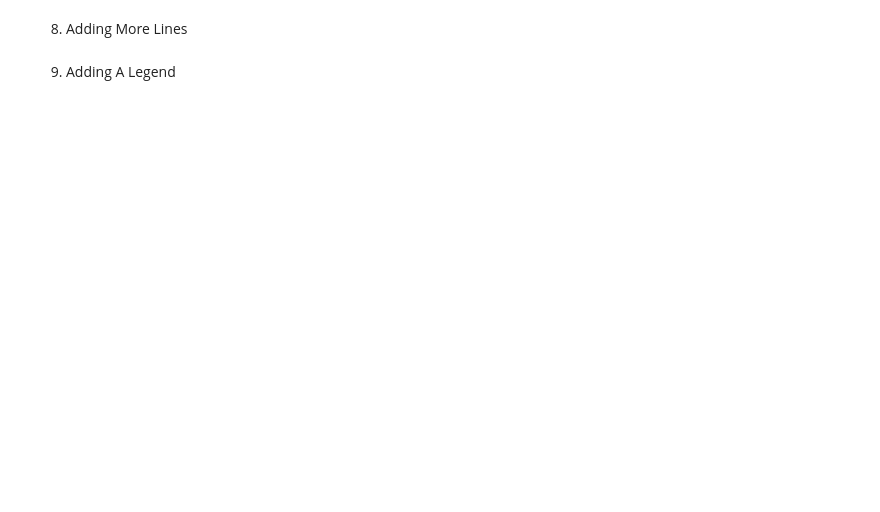
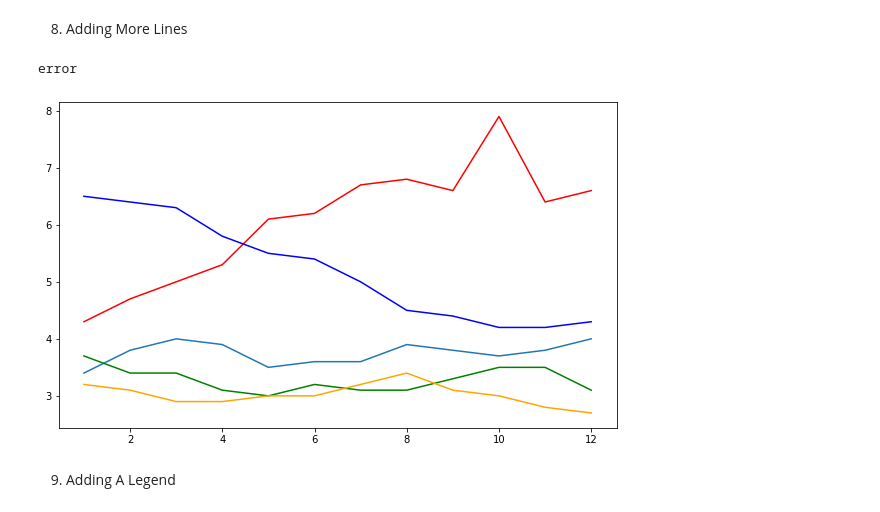
Before and after one commit to exopas95/DataQuest, a Jupyter notebook: 4.Data_Visualization/Practice2.ipynb, the cells around one changed output. Drawn from its saved outputs; the diff is of its cells as text; code cells hidden in the pictures; blank space fills up the shorter version.

```diff
--- a/4.Data_Visualization/Practice2.ipynb
+++ b/4.Data_Visualization/Practice2.ipynb
@@ -86,4 +96,29 @@ plt.show()
 # %% [markdown]
 8. Adding More Lines
+# %%
+fig = plt.figure(figsize=(10, 6))
+
+for i in range(0, 5):
+    start_index = i * 12
+    end_index = start_index + 12
+    color = None
+    if i == 1:
+        color = "red"
+    elif i == 2:
+        color = "blue"
+    elif i == 3:
+        color = "green"
+    elif i == 4:
+        color = "orange"
+    elif i == 5:
+        color = "black"
+    else:
+        print("error")
+    plt.plot(unrate[start_index:end_index]['MONTH'], unrate[start_index:end_index]["VALUE"], c=color)
+
+plt.show()
+# %% [output]
+error
+[figure, added]
 # %% [markdown]
 9. Adding A Legend
```
Also changed, not shown: parts of 1 cell of this notebook.
